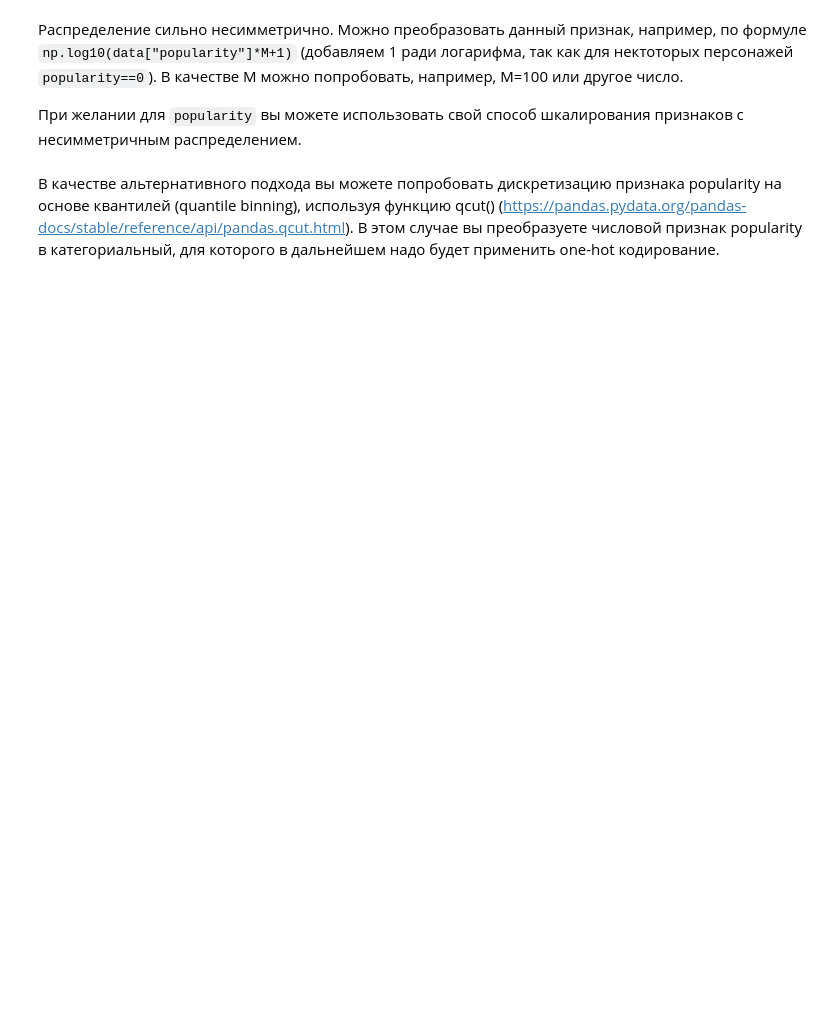
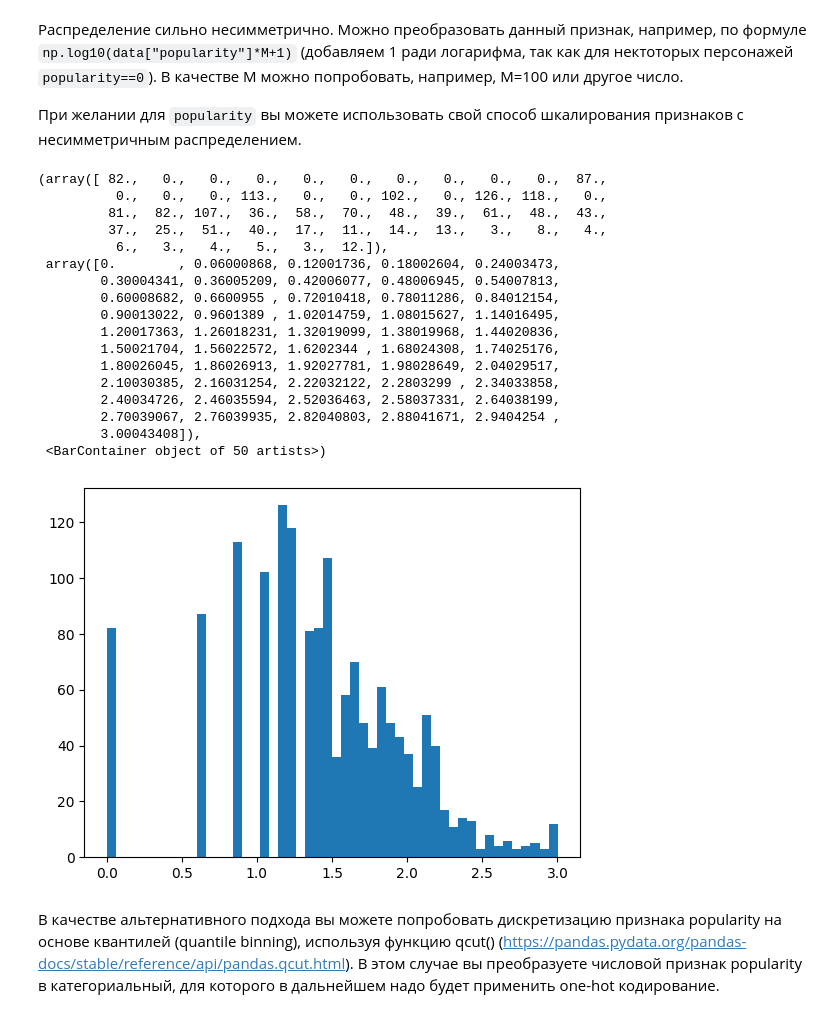
Before and after one commit to fokus777/MySecondFirstRepo, a Jupyter notebook: week_01_ml_intro/Homework/hw_1_game_of_thrones.ipynb, the cells around one changed output. Cells and saved outputs as stored; diff of their text form; code cells hidden in the pictures; blank space fills up the shorter version.

```diff
--- a/week_01_ml_intro/Homework/hw_1_game_of_thrones.ipynb
+++ b/week_01_ml_intro/Homework/hw_1_game_of_thrones.ipynb
@@ -200,5 +214,27 @@ plt.barh(data_1.index,data_1.values)
 Распределение сильно несимметрично. Можно преобразовать данный признак, например, по формуле `np.log10(data["popularity"]*M+1)` (добавляем 1 ради логарифма, так как для нектоторых персонажей `popularity==0`). В качестве M можно попробовать, например, M=100 или другое число.
 
 При желании для `popularity` вы можете использовать свой способ шкалирования признаков с несимметричным распределением.
+# %%
+M=1000
+plt.hist(np.log10(data["popularity"]*M+1),bins=50)
+# %% [output]
+(array([ 82.,   0.,   0.,   0.,   0.,   0.,   0.,   0.,   0.,   0.,  87.,
+          0.,   0.,   0., 113.,   0.,   0., 102.,   0., 126., 118.,   0.,
+         81.,  82., 107.,  36.,  58.,  70.,  48.,  39.,  61.,  48.,  43.,
+         37.,  25.,  51.,  40.,  17.,  11.,  14.,  13.,   3.,   8.,   4.,
+          6.,   3.,   4.,   5.,   3.,  12.]),
+ array([0.        , 0.06000868, 0.12001736, 0.18002604, 0.24003473,
+        0.30004341, 0.36005209, 0.42006077, 0.48006945, 0.54007813,
+        0.60008682, 0.6600955 , 0.72010418, 0.78011286, 0.84012154,
+        0.90013022, 0.9601389 , 1.02014759, 1.08015627, 1.14016495,
+        1.20017363, 1.26018231, 1.32019099, 1.38019968, 1.44020836,
+        1.50021704, 1.56022572, 1.6202344 , 1.68024308, 1.74025176,
+        1.80026045, 1.86026913, 1.92027781, 1.98028649, 2.04029517,
+        2.10030385, 2.16031254, 2.22032122, 2.2803299 , 2.34033858,
+        2.40034726, 2.46035594, 2.52036463, 2.58037331, 2.64038199,
+        2.70039067, 2.76039935, 2.82040803, 2.88041671, 2.9404254 ,
+        3.00043408]),
+ <BarContainer object of 50 artists>)
+[figure, added]
 # %% [markdown]
 В качестве альтернативного подхода вы можете попробовать дискретизацию признака popularity на основе квантилей (quantile binning), используя функцию qcut() (https://pandas.pydata.org/pandas-docs/stable/reference/api/pandas.qcut.html). В этом случае вы преобразуете числовой признак popularity в категориальный, для которого в дальнейшем надо будет применить one-hot кодирование.
```
Also changed, not shown: parts of 8 cells of this notebook.
